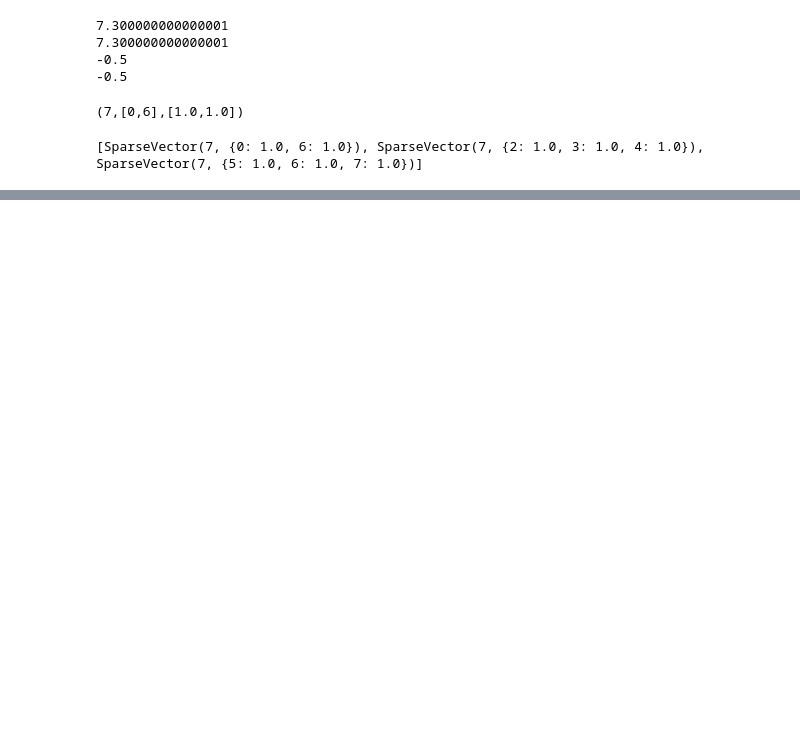
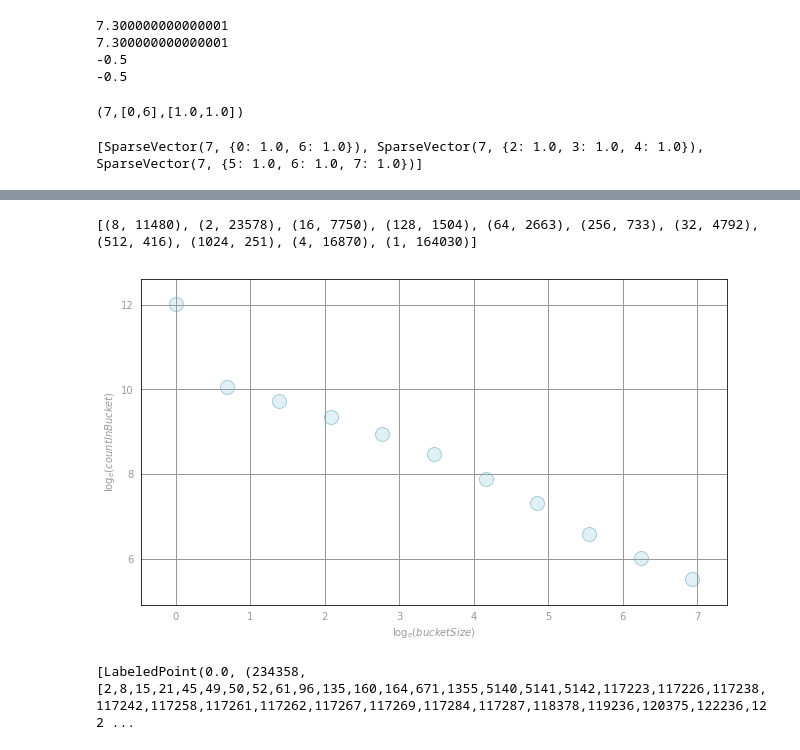
Before and after one commit to rafaelpezzuto/BIGDATA2018, a Jupyter notebook: ATIVIDADE04/Lab03.ipynb, the cells around one changed output, grey strips where cells are left out. Drawn from its saved outputs; the diff is of its cells as text; code cells hidden in the pictures; blank space fills up the shorter version.

```diff
--- a/ATIVIDADE04/Lab03.ipynb
+++ b/ATIVIDADE04/Lab03.ipynb
@@ -139,0 +259,78 @@ assert sorted(sampleOHEDictAuto.values()) == list(range(7)), 'sampleOHEDictAuto
+# %%
+def bucketFeatByCount(featCount):
+    """Bucket the counts by powers of two."""
+    for i in range(11):
+        size = 2 ** i
+        if featCount <= size:
+            return size
+    return -1
+
+featCounts = (OHETrainData
+              .flatMap(lambda lp: lp.features.indices)
+              .map(lambda x: (x, 1))
+              .reduceByKey(lambda x, y: x + y))
+featCountsBuckets = (featCounts
+                     .map(lambda x: (bucketFeatByCount(x[1]), 1))
+                     .filter(lambda kv: kv[0] != -1)
+                     .reduceByKey(lambda x, y: x + y)
+                     .collect())
+print (featCountsBuckets)
+# %% [output]
+[(8, 11480), (2, 23578), (16, 7750), (128, 1504), (64, 2663), (256, 733), (32, 4792), (512, 416), (1024, 251), (4, 16870), (1, 164030)]
+# %%
+import matplotlib.pyplot as plt
+% matplotlib inline
+
+x, y = zip(*featCountsBuckets)
+x, y = np.log(x), np.log(y)
+
+def preparePlot(xticks, yticks, figsize=(10.5, 6), hideLabels=False, gridColor='#999999',
+                gridWidth=1.0):
+    """Template for generating the plot layout."""
+    plt.close()
+    fig, ax = plt.subplots(figsize=figsize, facecolor='white', edgecolor='white')
+    ax.axes.tick_params(labelcolor='#999999', labelsize='10')
+    for axis, ticks in [(ax.get_xaxis(), xticks), (ax.get_yaxis(), yticks)]:
+        axis.set_ticks_position('none')
+        axis.set_ticks(ticks)
+        axis.label.set_color('#999999')
+        if hideLabels: axis.set_ticklabels([])
+    plt.grid(color=gridColor, linewidth=gridWidth, linestyle='-')
+    map(lambda position: ax.spines[position].set_visible(False), ['bottom', 'top', 'left', 'right'])
+    return fig, ax
+
+# generate layout and plot data
+fig, ax = preparePlot(np.arange(0, 10, 1), np.arange(4, 14, 2))
+ax.set_xlabel(r'$\log_e(bucketSize)$'), ax.set_ylabel(r'$\log_e(countInBucket)$')
+plt.scatter(x, y, s=14**2, c='#d6ebf2', edgecolors='#8cbfd0', alpha=0.75)
+pass
+# %% [output]
+[figure, added]
+# %%
+def oneHotEncoding(rawFeats, OHEDict, numOHEFeats):
+    """Produce a one-hot-encoding from a list of features and an OHE dictionary.
+
+    Note:
+        If a (featureID, value) tuple doesn't have a corresponding key in OHEDict it should be
+        ignored.
+
+    Args:
+        rawFeats (list of (int, str)): The features corresponding to a single observation.  Each
+            feature consists of a tuple of featureID and the feature's value. (e.g. sampleOne)
+        OHEDict (dict): A mapping of (featureID, value) to unique integer.
+        numOHEFeats (int): The total number of unique OHE features (combinations of featureID and
+            value).
+
+    Returns:
+        SparseVector: A SparseVector of length numOHEFeats with indicies equal to the unique
+            identifiers for the (featureID, value) combinations that occur in the observation and
+            with values equal to 1.0.
+    """
+    ohe = [(OHEDict[x], 1) for x in rawFeats if x in OHEDict]
+    return SparseVector(numOHEFeats, ohe)
+
+OHEValidationData = rawValidationData.map(lambda point: parseOHEPoint(point, ctrOHEDict, numCtrOHEFeats))
+OHEValidationData.cache()
+print (OHEValidationData.take(1))
+# %% [output]
+[LabeledPoint(0.0, (234358,[2,8,15,21,45,49,50,52,61,96,135,160,164,671,1355,5140,5141,5142,117223,117226,117238,117242,117258,117261,117262,117267,117269,117284,117287,118378,119236,120375,122236,122 ...
```
Also changed, not shown: parts of 29 cells of this notebook.
